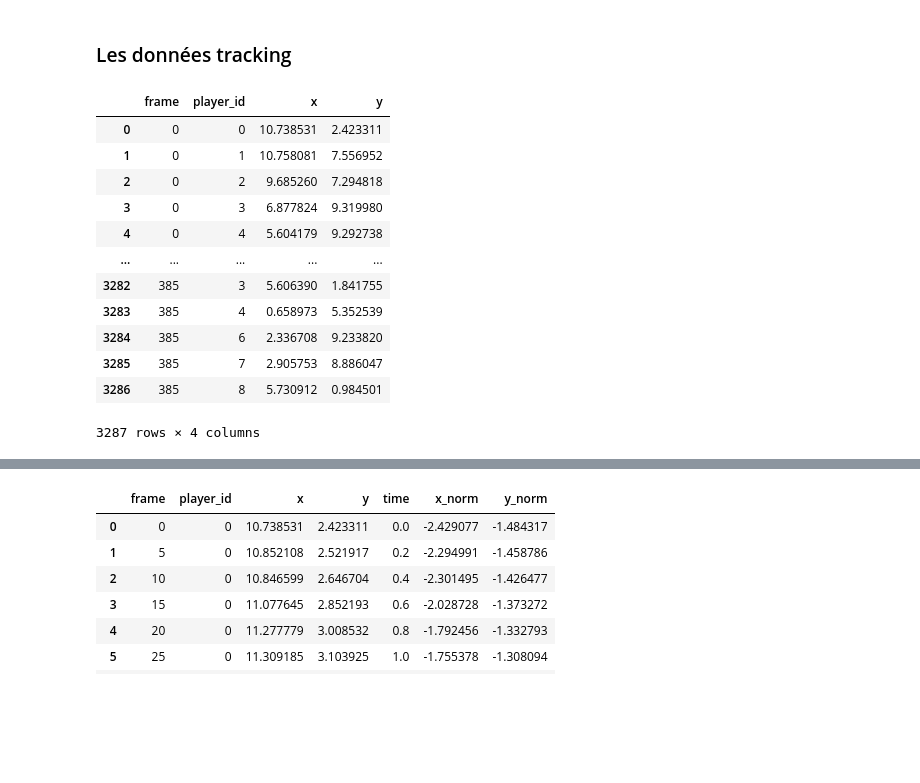
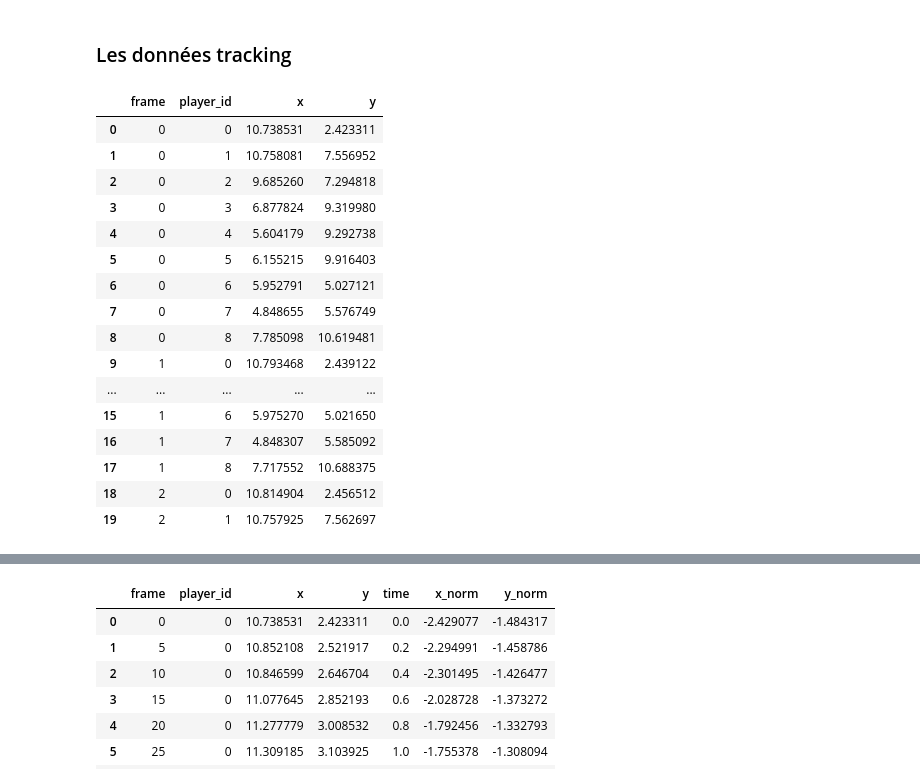
Before and after one commit to Uthmankontao/Stage_DynaTeam, a Jupyter notebook: notebooks/05_basket_viz.ipynb, the cells around one changed output, grey strips where cells are left out. Saved outputs shown, nothing was run; the diff lists cells and outputs as text; code cells hidden in the pictures; blank space fills up the shorter version.

```diff
--- a/notebooks/05_basket_viz.ipynb
+++ b/notebooks/05_basket_viz.ipynb
@@ -87,19 +118,23 @@ Les fichiers lps ont été enregistrés de 14h35 a 17h01. Donc deux heures 25 mi
 tracking_1_1_2_1 = "../../DATABASE/basket/TRACKING/Equipe1_Vague1_Poss2_video_1.txt"
 tracking_df = pd.read_csv(tracking_1_1_2_1, names=['frame', 'player_id', 'x', 'y'], sep=",")
 # %%
-tracking_df
+tracking_df[:20]
 # %% [output]
 |  | frame | player_id | x | y |
 | 0 | 0 | 0 | 10.738531 | 2.423311 |
 | 1 | 0 | 1 | 10.758081 | 7.556952 |
 | 2 | 0 | 2 | 9.685260 | 7.294818 |
 | 3 | 0 | 3 | 6.877824 | 9.319980 |
 | 4 | 0 | 4 | 5.604179 | 9.292738 |
+| 5 | 0 | 5 | 6.155215 | 9.916403 |
+| 6 | 0 | 6 | 5.952791 | 5.027121 |
+| 7 | 0 | 7 | 4.848655 | 5.576749 |
+| 8 | 0 | 8 | 7.785098 | 10.619481 |
+| 9 | 1 | 0 | 10.793468 | 2.439122 |
 | ... | ... | ... | ... | ... |
-| 3282 | 385 | 3 | 5.606390 | 1.841755 |
-| 3283 | 385 | 4 | 0.658973 | 5.352539 |
-| 3284 | 385 | 6 | 2.336708 | 9.233820 |
-| 3285 | 385 | 7 | 2.905753 | 8.886047 |
-| 3286 | 385 | 8 | 5.730912 | 0.984501 |
+| 15 | 1 | 6 | 5.975270 | 5.021650 |
+| 16 | 1 | 7 | 4.848307 | 5.585092 |
+| 17 | 1 | 8 | 7.717552 | 10.688375 |
+| 18 | 2 | 0 | 10.814904 | 2.456512 |
+| 19 | 2 | 1 | 10.757925 | 7.562697 |
-3287 rows × 4 columns
 # %%
```
Also changed, not shown: parts of 45 cells of this notebook, 4 other files.
